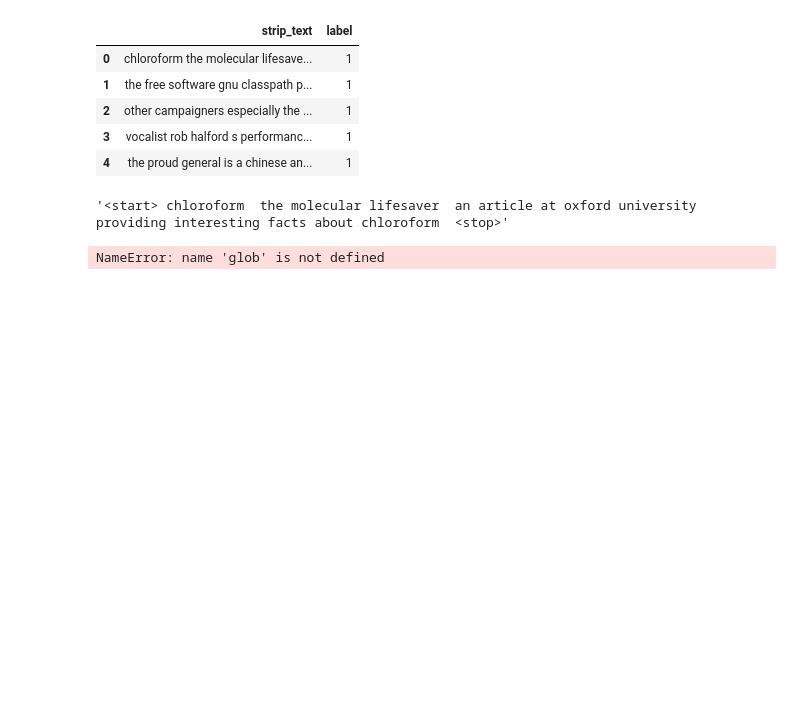
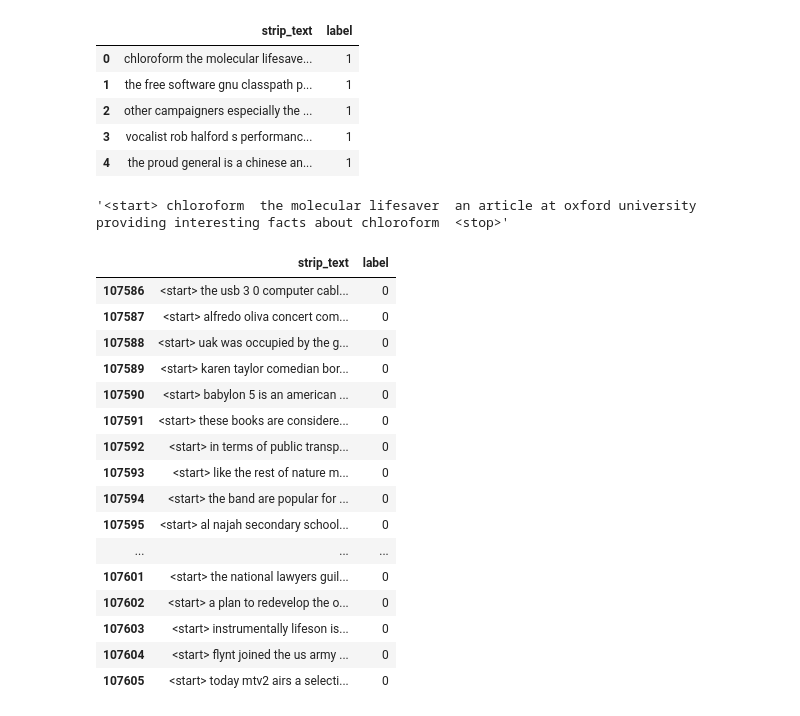
Before and after one commit to benartuso/bias-detection, a Jupyter notebook: process_for_ann.ipynb, the cells around one changed output. Cells and saved outputs as stored; diff of their text form; code cells hidden in the pictures; blank space fills up the shorter version.

```diff
--- a/process_for_ann.ipynb
+++ b/process_for_ann.ipynb
@@ -81,7 +81,24 @@ test = test[['strip_text', 'label']]
 train.to_csv('processed_data/train_lstm.csv', index=False)
 dev.to_csv('processed_data/dev_lstm.csv', index=False)
 test.to_csv('processed_data/test_lstm.csv')
-# %%
-glob.glob('')
-# %% [output]
-NameError: name 'glob' is not defined
+# %%
+df = pd.read_csv('processed_data/train_lstm.csv')
+df.tail(20)
+# %% [output]
+|  | strip_text | label |
+| 107586 | <start> the usb 3 0 computer cabl... | 0 |
+| 107587 | <start> alfredo oliva concert com... | 0 |
+| 107588 | <start> uak was occupied by the g... | 0 |
+| 107589 | <start> karen taylor comedian bor... | 0 |
+| 107590 | <start> babylon 5 is an american ... | 0 |
+| 107591 | <start> these books are considere... | 0 |
+| 107592 | <start> in terms of public transp... | 0 |
+| 107593 | <start> like the rest of nature m... | 0 |
+| 107594 | <start> the band are popular for ... | 0 |
+| 107595 | <start> al najah secondary school... | 0 |
+| ... | ... | ... |
+| 107601 | <start> the national lawyers guil... | 0 |
+| 107602 | <start> a plan to redevelop the o... | 0 |
+| 107603 | <start> instrumentally lifeson is... | 0 |
+| 107604 | <start> flynt joined the us army ... | 0 |
+| 107605 | <start> today mtv2 airs a selecti... | 0 |
```
Also changed, not shown: 3 other files.
